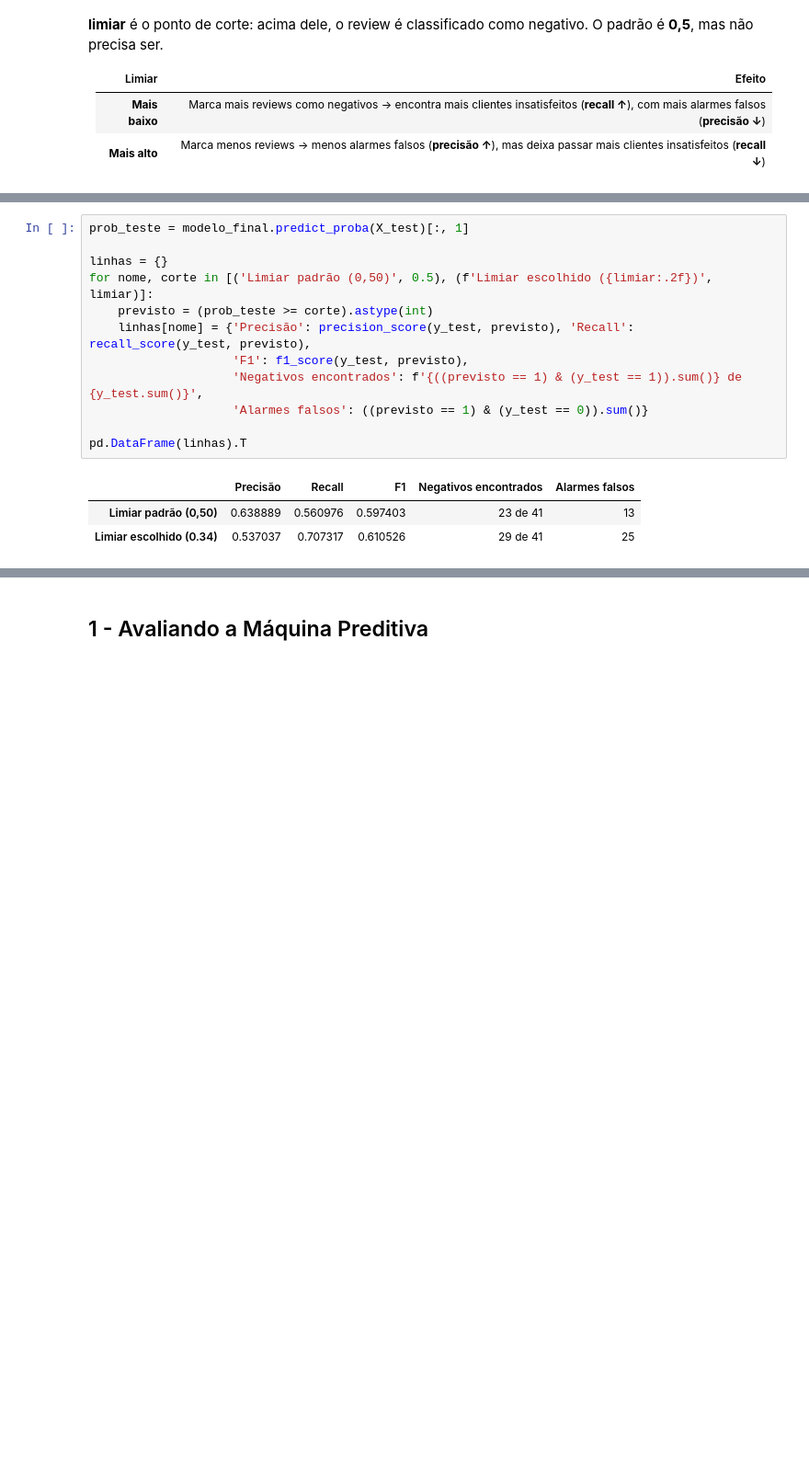
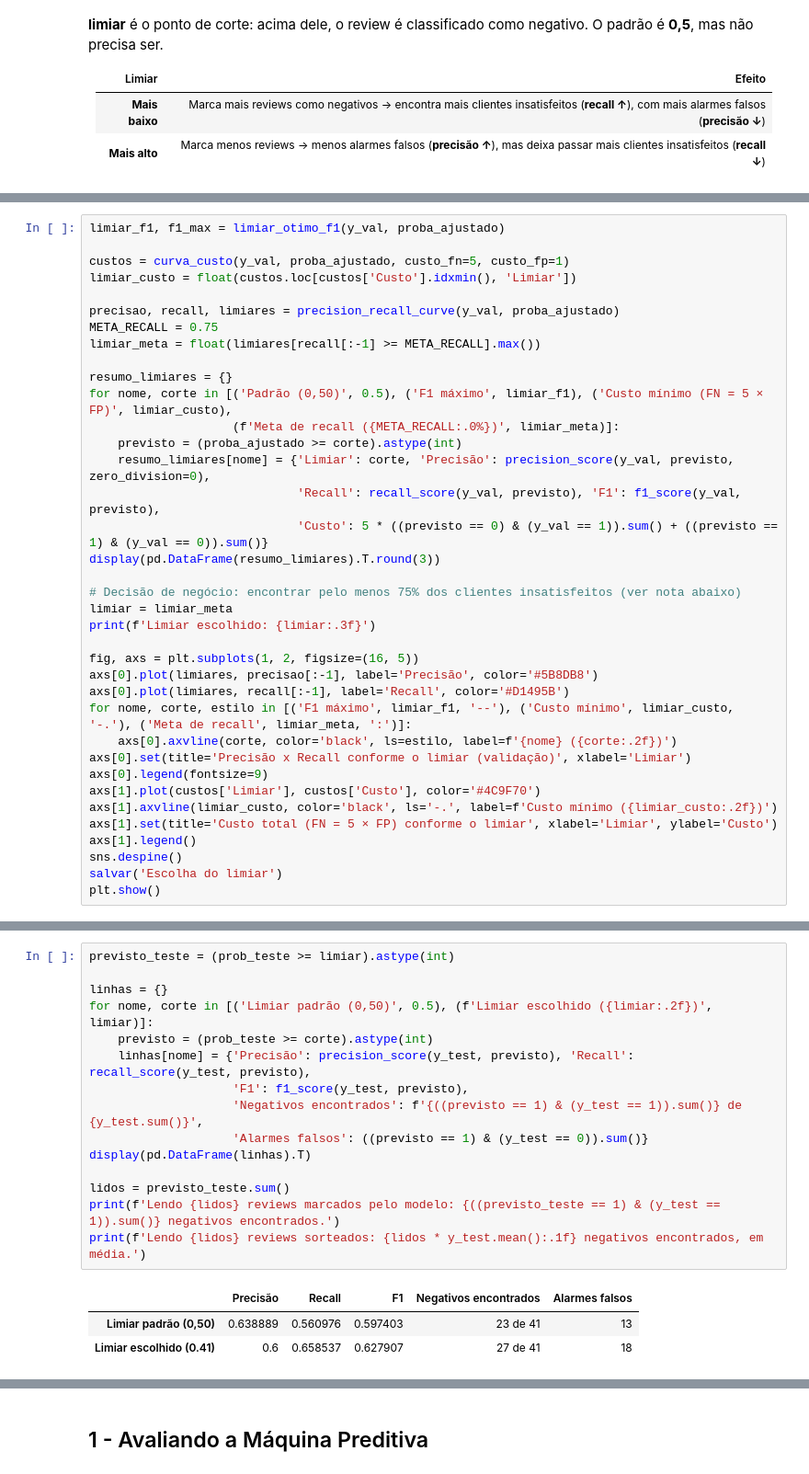
Before and after one commit to RafaelSilva89/Analise_de_sentimento-avaliacoes_de_produtos, a Jupyter notebook: Notebooks/Análise de sentimento - avaliações de produtos - v2.ipynb, the cells around one changed output, grey strips where cells are left out. Shown at 92% size. Cells and saved outputs as stored; diff of their text form; blank space fills up the shorter version.

```diff
--- a/Notebooks/Análise de sentimento - avaliações de produtos - v2.ipynb
+++ b/Notebooks/Análise de sentimento - avaliações de produtos - v2.ipynb
@@ -936,0 +1428,37 @@ plt.show()
+# %%
+limiar_f1, f1_max = limiar_otimo_f1(y_val, proba_ajustado)
+
+custos = curva_custo(y_val, proba_ajustado, custo_fn=5, custo_fp=1)
+limiar_custo = float(custos.loc[custos['Custo'].idxmin(), 'Limiar'])
+
+precisao, recall, limiares = precision_recall_curve(y_val, proba_ajustado)
+META_RECALL = 0.75
+limiar_meta = float(limiares[recall[:-1] >= META_RECALL].max())
+
+resumo_limiares = {}
+for nome, corte in [('Padrão (0,50)', 0.5), ('F1 máximo', limiar_f1), ('Custo mínimo (FN = 5 × FP)', limiar_custo),
+                    (f'Meta de recall ({META_RECALL:.0%})', limiar_meta)]:
+    previsto = (proba_ajustado >= corte).astype(int)
+    resumo_limiares[nome] = {'Limiar': corte, 'Precisão': precision_score(y_val, previsto, zero_division=0),
+                             'Recall': recall_score(y_val, previsto), 'F1': f1_score(y_val, previsto),
+                             'Custo': 5 * ((previsto == 0) & (y_val == 1)).sum() + ((previsto == 1) & (y_val == 0)).sum()}
+display(pd.DataFrame(resumo_limiares).T.round(3))
+
+# Decisão de negócio: encontrar pelo menos 75% dos clientes insatisfeitos (ver nota abaixo)
+limiar = limiar_meta
+print(f'Limiar escolhido: {limiar:.3f}')
+
+fig, axs = plt.subplots(1, 2, figsize=(16, 5))
+axs[0].plot(limiares, precisao[:-1], label='Precisão', color='#5B8DB8')
+axs[0].plot(limiares, recall[:-1], label='Recall', color='#D1495B')
+for nome, corte, estilo in [('F1 máximo', limiar_f1, '--'), ('Custo mínimo', limiar_custo, '-.'), ('Meta de recall', limiar_meta, ':')]:
+    axs[0].axvline(corte, color='black', ls=estilo, label=f'{nome} ({corte:.2f})')
+axs[0].set(title='Precisão x Recall conforme o limiar (validação)', xlabel='Limiar')
+axs[0].legend(fontsize=9)
+axs[1].plot(custos['Limiar'], custos['Custo'], color='#4C9F70')
+axs[1].axvline(limiar_custo, color='black', ls='-.', label=f'Custo mínimo ({limiar_custo:.2f})')
+axs[1].set(title='Custo total (FN = 5 × FP) conforme o limiar', xlabel='Limiar', ylabel='Custo')
+axs[1].legend()
+sns.despine()
+salvar('Escolha do limiar')
+plt.show()
@@ -941,16 +1482,19 @@ Agora, pela **primeira e única vez**, usamos o teste. Comparamos o limiar padr
 # %%
-prob_teste = modelo_final.predict_proba(X_test)[:, 1]
+previsto_teste = (prob_teste >= limiar).astype(int)
 
 linhas = {}
 for nome, corte in [('Limiar padrão (0,50)', 0.5), (f'Limiar escolhido ({limiar:.2f})', limiar)]:
     previsto = (prob_teste >= corte).astype(int)
     linhas[nome] = {'Precisão': precision_score(y_test, previsto), 'Recall': recall_score(y_test, previsto),
                     'F1': f1_score(y_test, previsto),
                     'Negativos encontrados': f'{((previsto == 1) & (y_test == 1)).sum()} de {y_test.sum()}',
                     'Alarmes falsos': ((previsto == 1) & (y_test == 0)).sum()}
+display(pd.DataFrame(linhas).T)
 
-pd.DataFrame(linhas).T
+lidos = previsto_teste.sum()
+print(f'Lendo {lidos} reviews marcados pelo modelo: {((previsto_teste == 1) & (y_test == 1)).sum()} negativos encontrados.')
+print(f'Lendo {lidos} reviews sorteados: {lidos * y_test.mean():.1f} negativos encontrados, em média.')
 # %% [output]
 |  | Precisão | Recall | F1 | Negativos encontrados | Alarmes falsos |
 | Limiar padrão (0,50) | 0.638889 | 0.560976 | 0.597403 | 23 de 41 | 13 |
-| Limiar escolhido (0.34) | 0.537037 | 0.707317 | 0.610526 | 29 de 41 | 25 |
+| Limiar escolhido (0.41) | 0.6 | 0.658537 | 0.627907 | 27 de 41 | 18 |
```
Also changed, not shown: parts of 127 cells of this notebook, 19 other files.
